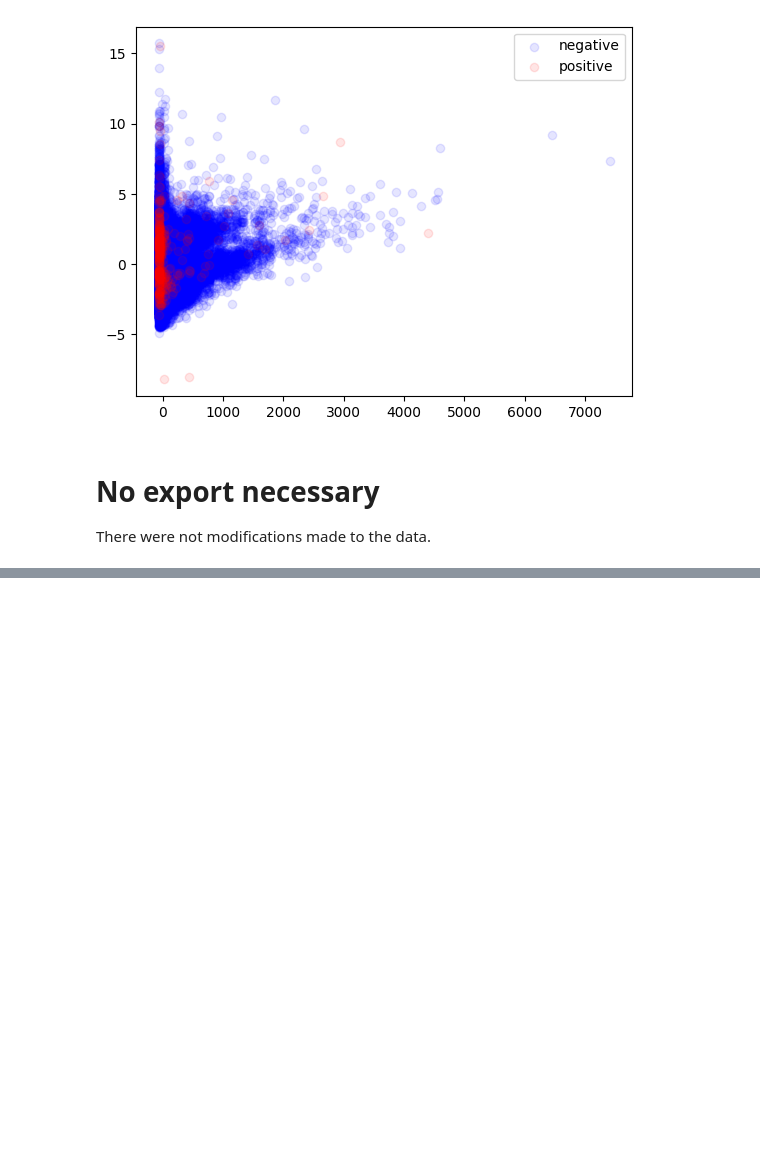
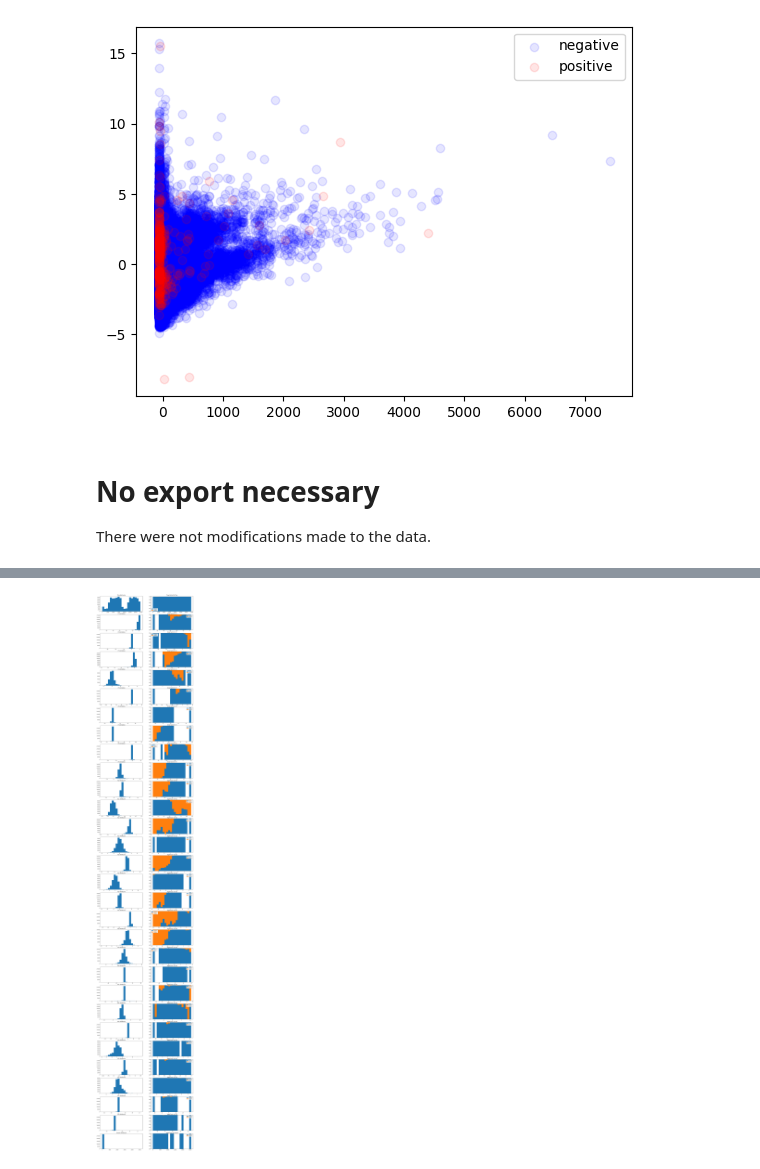
Before and after one commit to kurazu/kaggle-playground, a Jupyter notebook: s03e04/EDA.ipynb, the cells around one changed output, grey strips where cells are left out. Drawn from its saved outputs; the diff is of its cells as text; code cells hidden in the pictures; blank space fills up the shorter version.

```diff
--- a/s03e04/EDA.ipynb
+++ b/s03e04/EDA.ipynb
@@ -79,0 +82,7 @@ There were not modifications made to the data.
+# %%
+OLD_FILE_PATH = Path.cwd() / "old.csv"
+assert OLD_FILE_PATH.exists()
+assert OLD_FILE_PATH.is_file()
+# %%
+old_df = pl.read_csv(OLD_FILE_PATH, dtypes={'Time': pl.Float64}).with_column(pl.lit(-1).alias('id'))
+old_df
@@ -79,0 +116,6 @@ There were not modifications made to the data.
+# %%
+plot_columns_and_target_factors(
+    old_df, target_column_name="Class", excluded_columns={"id"}
+)
+# %% [output]
+[figure, added]
```
Also changed, not shown: parts of 6 cells of this notebook.
